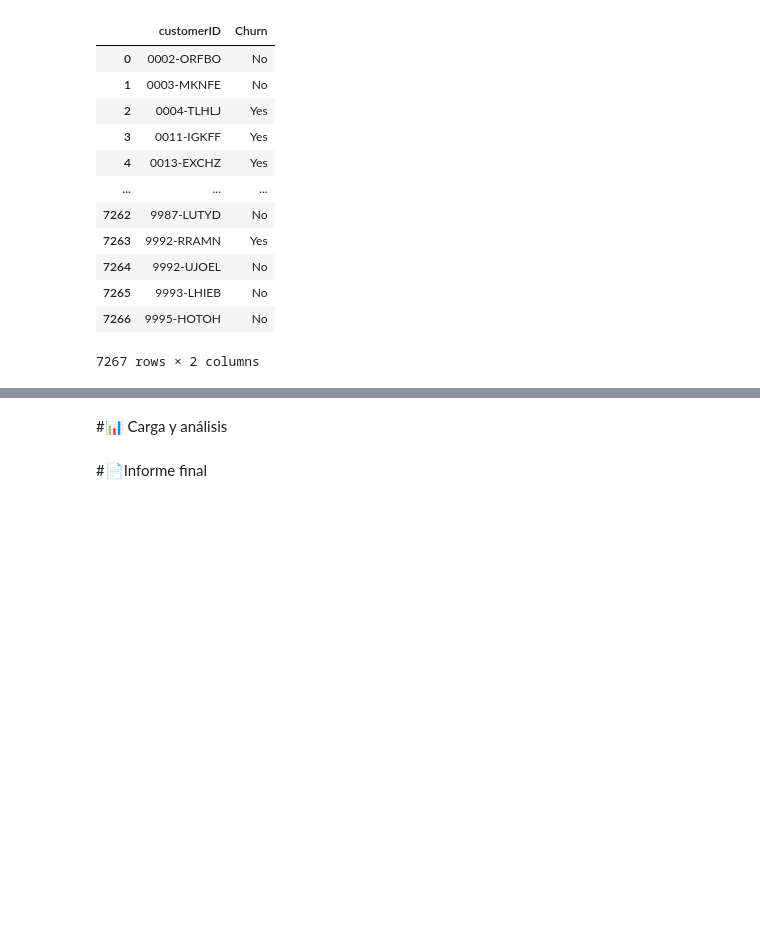
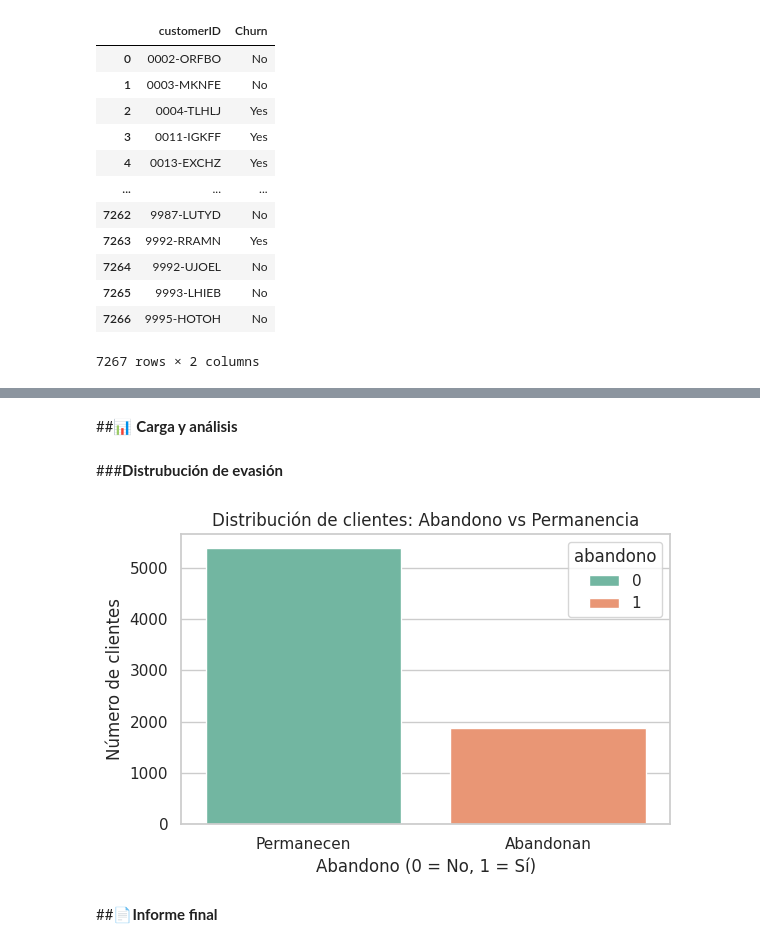
Before and after one commit to angelesGladin/TelecomX_latam, a Jupyter notebook: TelecomX_LATAM.ipynb, the cells around one changed output, grey strips where cells are left out. Drawn from its saved outputs; the diff is of its cells as text; code cells hidden in the pictures; blank space fills up the shorter version.

Commit message:
Del análisis a las gráficas

```diff
--- a/TelecomX_LATAM.ipynb
+++ b/TelecomX_LATAM.ipynb
@@ -227,4 +265,0 @@ telecom_df[['OnlineSecurity', 'OnlineBackup', 'DeviceProtection', 'TechSupport',
-# %%
-#transformando tipo de dato a booleano
-telecom_df[col_no_binario] = telecom_df[col_no_binario].astype(np.bool)
-telecom_df.info()
@@ -248,0 +270,6 @@ memory usage: 596.2+ KB
+# %%
+# Eliminar registros con cargos_totales faltantes
+telecom_df = telecom_df.dropna(subset=['cargos_totales'])
+
+# Verificación rápida
+print(f"Número de registros después de limpieza: {len(telecom_df)}")
@@ -249,10 +278,8 @@ memory usage: 596.2+ KB
 # %%
-## Transformar columnas booleanas en 'Yes' en 1 y 'No' en 0: la finalidad poder analizar con estadistica las columnas
-cols_binarias = [
-    'Churn', 'Partner', 'Dependents', 'PhoneService', 'PaperlessBilling',
-    'OnlineSecurity', 'OnlineBackup', 'DeviceProtection',
-    'TechSupport', 'StreamingTV', 'StreamingMovies'
-]
+## Transformar columnas binarias en 'Yes' en 1 y 'No' en 0: la finalidad poder analizar estas columnas
 
-# Transformar 'Yes' en 1 y 'No' en 0
-telecom_df[cols_binarias] = telecom_df[cols_binarias].replace({'Yes': 1, 'True': 1, 'No': 0, 'False': 0})
+col_binario = ['abandono','tiene_pareja', 'tiene_dependientes', 'servicio_telefonico', 'factura_electronica']
+
+telecom_df[col_binario] = telecom_df[col_binario].replace({'Yes':1, 'No': 0})
+telecom_df[col_binario] = telecom_df[col_binario].fillna(0).astype(int)
+telecom_df[col_binario].sample(4)
@@ -281,0 +294,4 @@ telecom_df.describe()
+# %%
+#creando la columna cuentas_diarias
+telecom_df['cuentas_diarias'] = telecom_df['cargos_mensuales']/30
+telecom_df[['cargos_mensuales', 'cuentas_diarias']].sample(4)
@@ -282,4 +317,25 @@ telecom_df.describe()
 # %% [markdown]
-#📊 Carga y análisis
+##📊 **Carga y análisis**
+# %% [markdown]
+###**Distrubución de evasión**
+# %%
+import matplotlib.pyplot as plt
+import seaborn as sns
+
+# Configuración de estilo
+sns.set(style="whitegrid")
+
+# Conteo de abandono (0 = se quedó, 1 = se fue)
+plt.figure(figsize=(6, 4))
+sns.countplot(data=telecom_df, x='abandono',hue='abandono', palette='Set2')
+
+plt.title('Distribución de clientes: Abandono vs Permanencia')
+plt.xlabel('Abandono (0 = No, 1 = Sí)')
+plt.ylabel('Número de clientes')
+plt.xticks([0, 1], ['Permanecen', 'Abandonan'])
+plt.tight_layout()
+plt.show()
+# %% [output]
+[figure, added]
 # %% [markdown]
-#📄Informe final
+##📄**Informe final**
```
Also changed, not shown: parts of 33 cells of this notebook.
